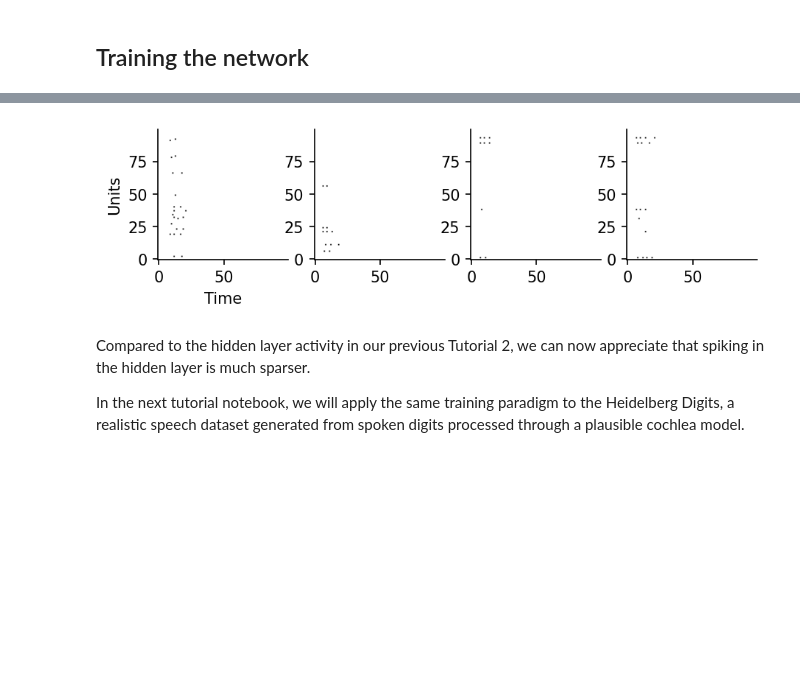
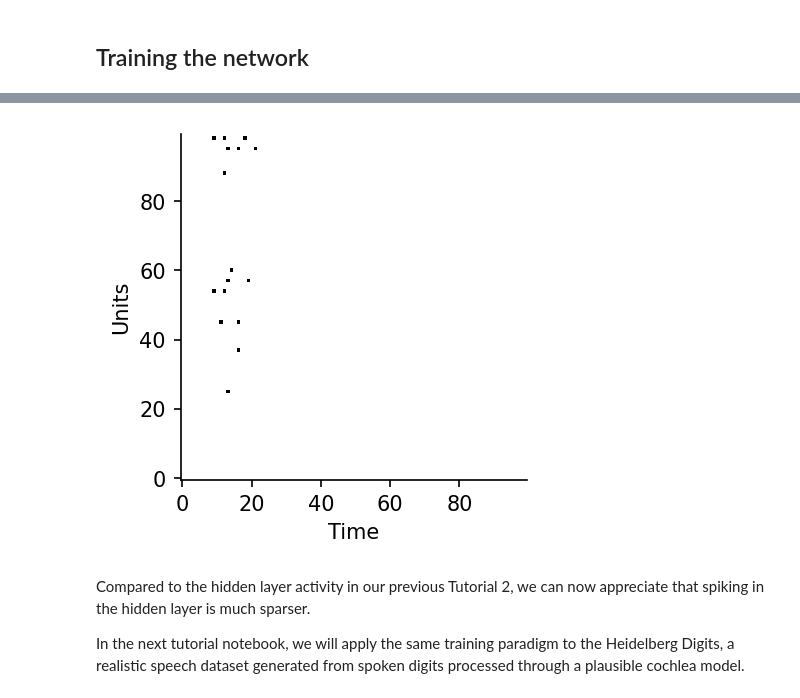
Before and after one commit to DevelopLee20/SNN, a Jupyter notebook: jupyters/Surrogate-Tutorial-3-Study.ipynb, the cells around one changed output, grey strips where cells are left out. Drawn from its saved outputs; the diff is of its cells as text; code cells hidden in the pictures; blank space fills up the shorter version.

```diff
--- a/jupyters/Surrogate-Tutorial-3-Study.ipynb
+++ b/jupyters/Surrogate-Tutorial-3-Study.ipynb
@@ -385,20 +363,20 @@ plot_voltage_traces(output)
 # %%
 # Let's plot the hiddden layer spiking activity for some input stimuli
 # 은닉층의 Spiking Activity 확인
 
-nb_plt = 4
-gs = GridSpec(1,nb_plt)
+nb_plt = 1
+gs = GridSpec(1, nb_plt)
 fig= plt.figure(figsize=(7,3),dpi=150)
 for i in range(nb_plt):
     plt.subplot(gs[i])
     plt.imshow(spk_rec[i].detach().cpu().numpy().T,cmap=plt.cm.gray_r, origin="lower" )
     if i==0:
         plt.xlabel("Time")
         plt.ylabel("Units")
 
     sns.despine()
 # %% [output]
-[figure, old version]
+[figure, new version]
 # %% [markdown]
 Compared to the hidden layer activity in our previous Tutorial 2, we can now appreciate that spiking in the hidden layer is much sparser.
 
```
Also changed, not shown: parts of 6 cells of this notebook, 2 other files.
